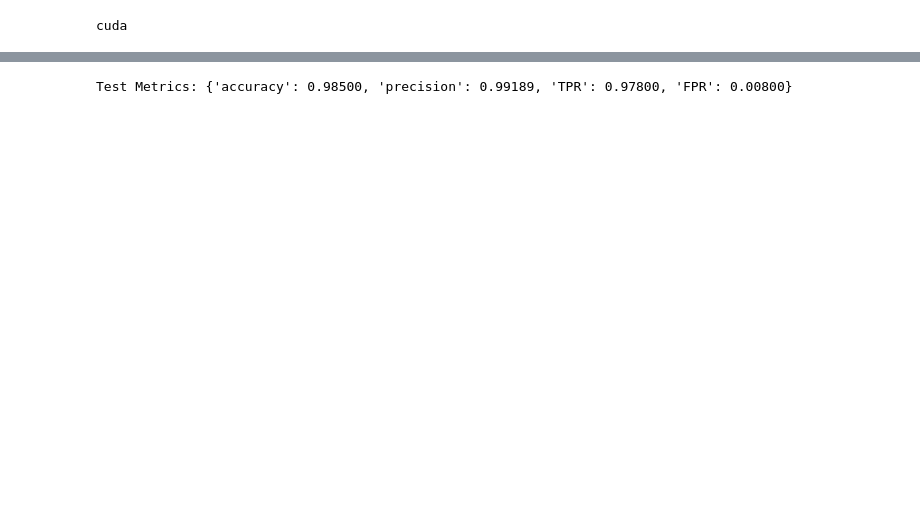
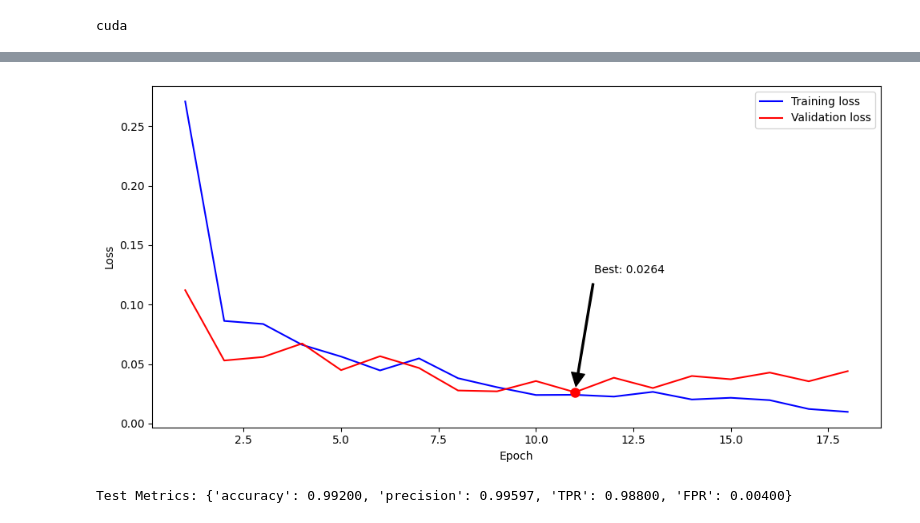
Before and after one commit to glimeuxe/quake, a Jupyter notebook: main.ipynb, the cells around one changed output, grey strips where cells are left out. Cells and saved outputs as stored; diff of their text form; code cells hidden in the pictures; blank space fills up the shorter version.

```diff
--- a/main.ipynb
+++ b/main.ipynb
@@ -128,7 +128,7 @@ class SomnialUnit(nn.Module):
 		self.M = deque(maxlen=k)
 		self.delta = nn.Conv2d(in_channels, in_channels, kernel_size=1)
 		self.beta = nn.Sequential(
-			nn.Conv2d(in_channels * 2, in_channels, kernel_size=3, padding=1), nn.Sigmoid()
+			nn.Conv2d(in_channels * 2, in_channels, kernel_size=3, padding=1), nn.ReLU()
 		)
 
 	def forward(self, x_t):
@@ -155,7 +155,7 @@ class SomnialCNN(nn.Module):
 		self.su = SomnialUnit(in_channels=64)
 		self.fc1 = nn.Linear(64 * 25 * 37, 128)
 		self.fc2 = nn.Linear(128, 32)
-		self.fc3 = nn.Linear(32, 16) ##
+		self.fc3 = nn.Linear(32, 16)
 		self.fc4 = nn.Linear(16, 1)
 		self.dropout = nn.Dropout(0.25)
 
@@ -261,4 +260,36 @@ Epoch 17/50 - Train Loss: 0.0236 - Dev Loss: 0.0403
 Stopping early
+# %%
+import matplotlib.pyplot as plt
+import json
+import os
+import numpy as np
+
+def visualise_training(model):
+	model_folder = os.path.join(MODELS_PATH, f"{model.id}")
+	with open(os.path.join(model_folder, "losses.json"), "r") as f:
+		loss_data = json.load(f)
+	train_losses = loss_data["train_losses"]
+	dev_losses = loss_data["dev_losses"]
+	plt.figure(figsize=(10, 5))
+	epochs = range(1, len(train_losses) + 1)
+	plt.plot(epochs, train_losses, 'b-', label='Training loss')
+	plt.plot(epochs, dev_losses, 'r-', label='Validation loss')
+	plt.xlabel("Epoch")
+	plt.ylabel("Loss")
+	plt.legend()
+	best_epoch = np.argmin(dev_losses) + 1
+	best_loss = min(dev_losses)
+	plt.plot(best_epoch, best_loss, 'ro', markersize=8)
+	plt.annotate(f'Best: {best_loss:.4f}',
+				xy=(best_epoch, best_loss),
+				xytext=(best_epoch + 0.5, best_loss + 0.1),
+				arrowprops=dict(facecolor='black', shrink=0.05, width=1.5))
+	plt.tight_layout()
+	plt.show()
+
+visualise_training(model)
+# %% [output]
+[figure, added]
 # %%
 def compute_metrics(y_true, y_pred):
 	y_true, y_pred = y_true.cpu().numpy(), (y_pred.cpu().numpy() > 0.5)
@@ -297,4 +328,4 @@ def evaluate_model(model, test_loader):
 model.load_state_dict(torch.load(os.path.join(MODELS_PATH, f"{model.id}", "best.pth")))
 evaluate_model(model, test_loader)
 # %% [output]
-Test Metrics: {'accuracy': 0.98500, 'precision': 0.99189, 'TPR': 0.97800, 'FPR': 0.00800}
+Test Metrics: {'accuracy': 0.99200, 'precision': 0.99597, 'TPR': 0.98800, 'FPR': 0.00400}
```
Also changed, not shown: parts of 5 cells of this notebook.
